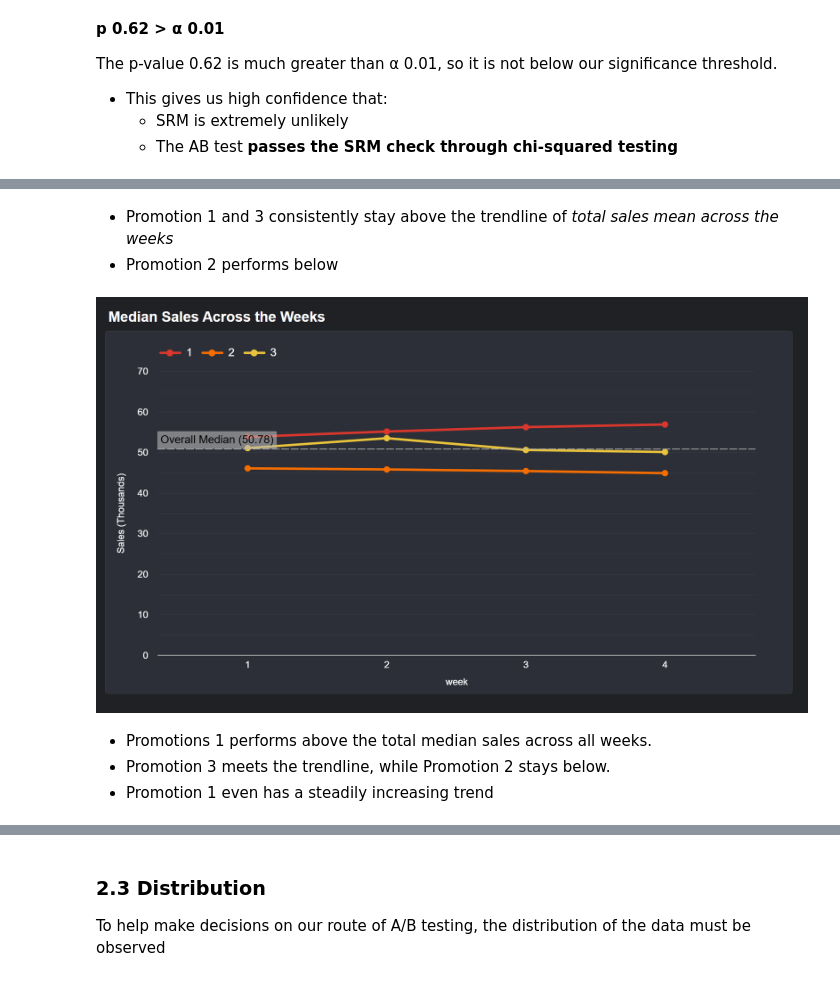
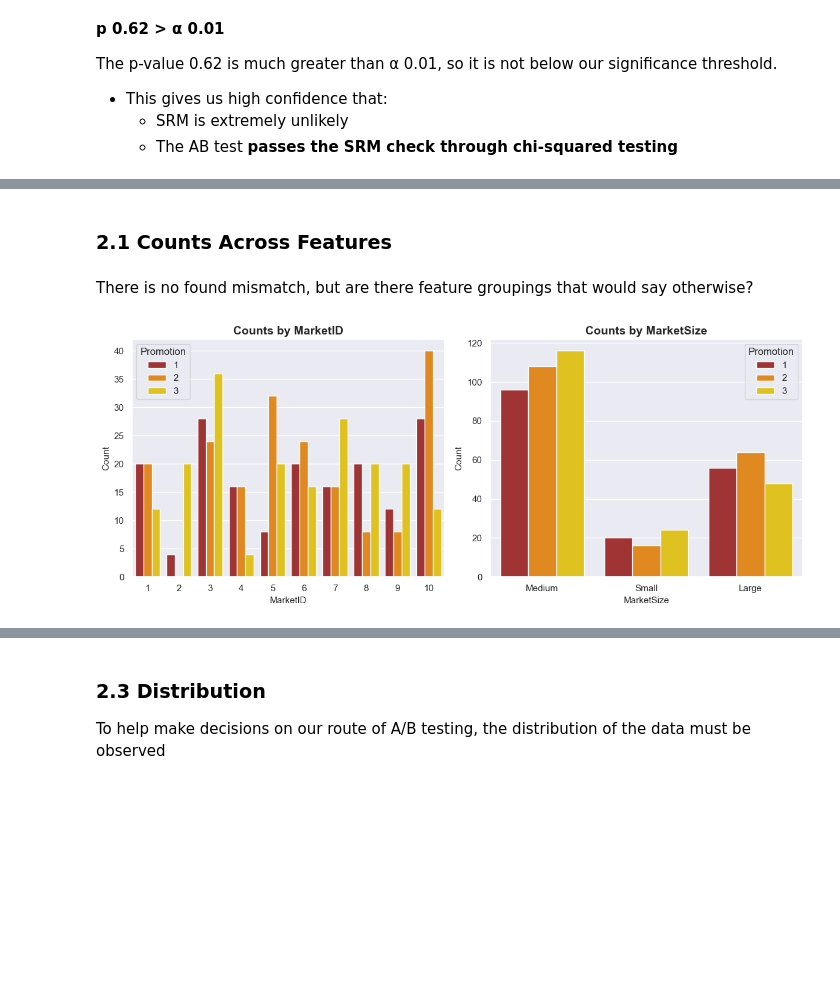
Before and after one commit to giddygarcia/ab-testing, a Jupyter notebook: fast-food.ipynb, the cells around one changed output, grey strips where cells are left out. Saved outputs shown, nothing was run; the diff lists cells and outputs as text; code cells hidden in the pictures; blank space fills up the shorter version.

```diff
--- a/fast-food.ipynb
+++ b/fast-food.ipynb
@@ -273,11 +265,20 @@ Image(filename="graphics/LookerStudio-Mean.png", width=800)
-# %% [markdown]
-* Promotion 1 and 3 consistently stay above the trendline of *total sales mean across the weeks*
-* Promotion 2 performs below
-# %%
-Image(filename="graphics/LookerStudio-Median.png", width=800)
-# %% [output]
-[figure, removed]
-# %% [markdown]
-* Promotions 1 performs above the total median sales across all weeks.
-* Promotion 3 meets the trendline, while Promotion 2 stays below.
-* Promotion 1 even has a steadily increasing trend
+# %% [markdown]
+### 2.1 Counts Across Features
+# %% [markdown]
+There is no found mismatch, but are there feature groupings that would say otherwise?
+# %%
+fig, axes = plt.subplots(1, 2, figsize=(12, 5))
+
+sns.countplot(df, x='MarketID', hue='Promotion', palette=trio_palette, ax=axes[0])
+axes[0].set_title("Counts by MarketID")
+axes[0].set_ylabel("Count")
+axes[0].set_xlabel("MarketID")
+
+sns.countplot(df, x='MarketSize', hue='Promotion', palette=trio_palette, ax=axes[1])
+axes[1].set_title("Counts by MarketSize")
+axes[1].set_ylabel("Count")
+axes[1].set_xlabel("MarketSize")
+
+plt.tight_layout()
+# %% [output]
+[figure, added]
```
Also changed, not shown: parts of 16 cells of this notebook.
